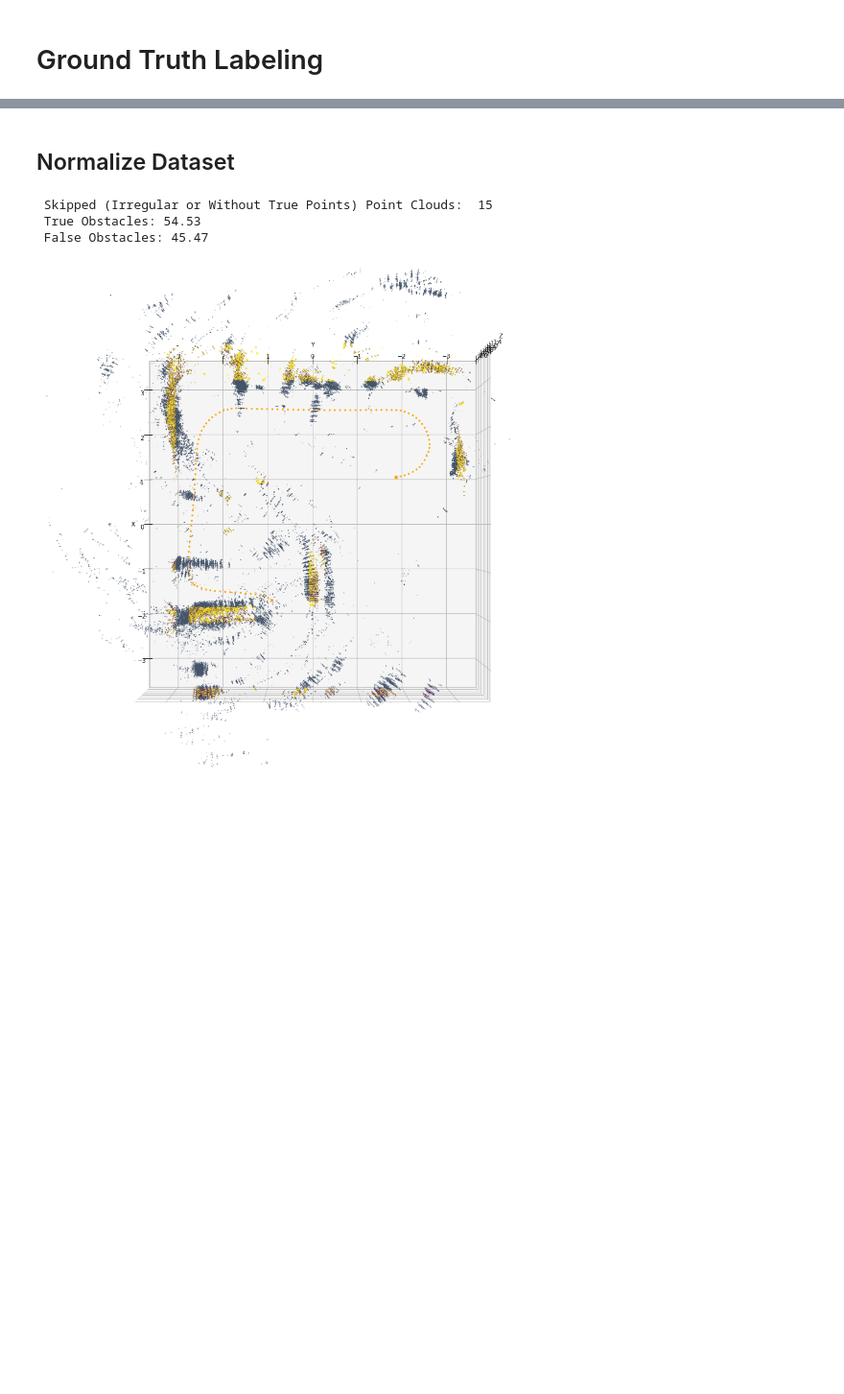
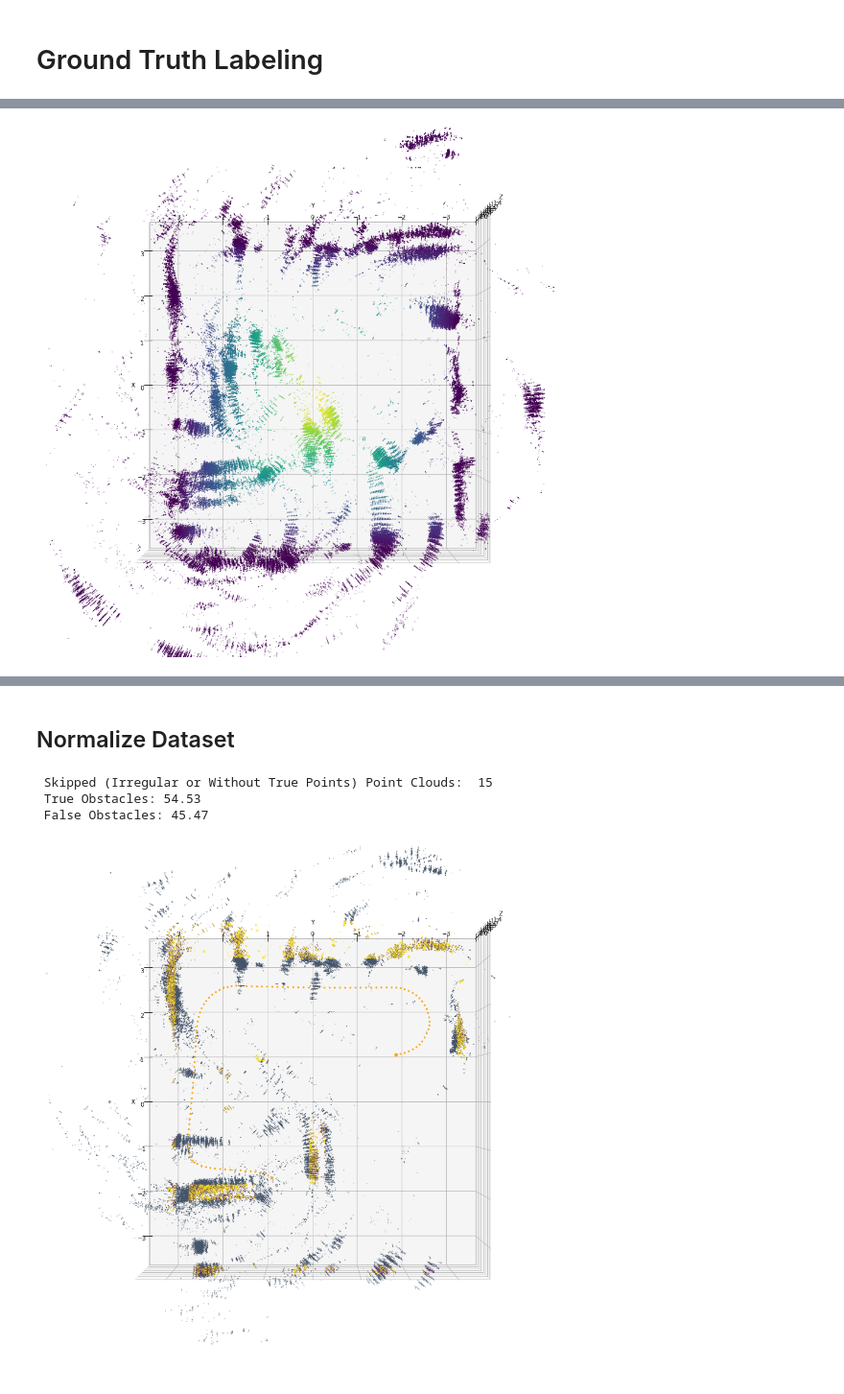
Before and after one commit to pedro-dm-gomes/graphrnn-mmw-denoising, a Jupyter notebook: manipulate_data.ipynb, the cells around one changed output, grey strips where cells are left out. Shown at 96% size. Saved outputs shown, nothing was run; the diff lists cells and outputs as text; code cells hidden in the pictures; blank space fills up the shorter version.

```diff
--- a/manipulate_data.ipynb
+++ b/manipulate_data.ipynb
@@ -299,0 +349,31 @@ plot_scene(abs_mmw[labels], fake_points=abs_mmw[not_labels], path=poses)
+# %%
+
+# ((pc[:, 0] > -3.81) & (pc[:, 1] > -3.38) & (pc[:, 0] < 3.95) & (pc[:, 1] < 3.2) & (pc[:, 2] >= 0)) & \
+# ((pc[:, 0] < -3.61) | (pc[:, 1] < -3.18) | (pc[:, 0] > 3.15) | (pc[:, 1] > 3.0) & (pc[:, 2] < 4))
+
+def inside_walls(abs_mmw):
+    t_ = np.copy(abs_mmw[:, :3])
+    p2bw_dist = np.multiply((0. > -3.61 - t_[:, 0]), np.abs(-3.61 - t_[:, 0]))   # Distance from Back Wall
+    p2fw_dist = np.multiply((0. <  3.15 - t_[:, 0]), np.abs( 3.15 - t_[:, 0]))   # Distance from Front Wall
+    p2lw_dist = np.multiply((0. <  3.00 - t_[:, 1]), np.abs( 3.00 - t_[:, 1]))   # Distance from Left Wall
+    p2rw_dist = np.multiply((0. > -3.18 - t_[:, 1]), np.abs(-3.18 - t_[:, 1]))   # Distance from Right Wall
+    p2ws = np.vstack([p2bw_dist, p2fw_dist, p2lw_dist, p2rw_dist]).T
+    # print(p2ws.shape)
+    return p2ws.min(axis=1)
+
+#  | (-3.61 - t_[:, 0] >  0.2)
+#  | ( 3.15 - t_[:, 0] < -0.8)
+#  | ( 3.00 - t_[:, 0] < -0.2)
+#  | (-3.18 - t_[:, 0] >  0.2)
+
+# replace 0s with np.inf in p2ws
+# p2ws[p2ws == 0] = np.inf
+# p2O = np.hstack([p2o_dist, p2ws])
+# print(p2O.shape)
+
+# for _ in range(10):
+#     print(p2ws[_], " || ", abs_mmw[_, :3])
+p2ws = inside_walls(abs_mmw)
+plot_scene(abs_mmw, colors=p2ws)
+# %% [output]
+[figure, added]
```
Also changed, not shown: parts of 6 cells of this notebook, 4 other files.
